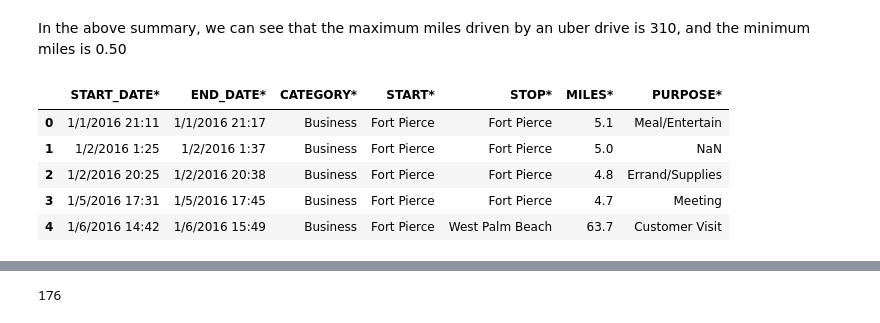
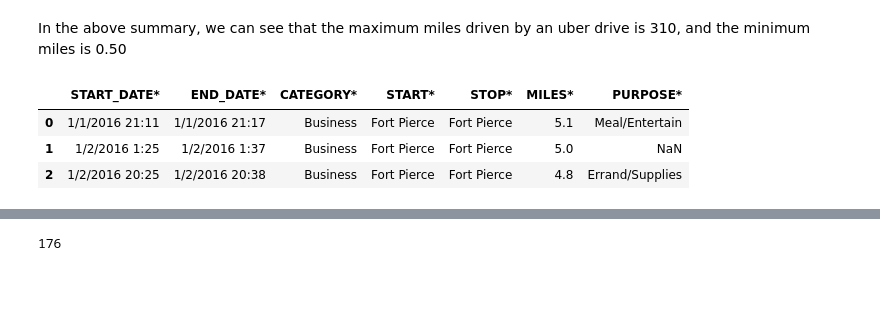
Before and after one commit to shubhanalytics/PGPDSBA-Projects, a Jupyter notebook: Proj.01 - Python for Data Analysis/Uber Drive.ipynb, the cells around one changed output, grey strips where cells are left out. Cells and saved outputs as stored; diff of their text form; code cells hidden in the pictures; blank space fills up the shorter version.

```diff
--- a/Proj.01 - Python for Data Analysis/Uber Drive.ipynb
+++ b/Proj.01 - Python for Data Analysis/Uber Drive.ipynb
@@ -19,8 +15,8 @@ D:\My Data\Professional\Analytics\PGPDSBA-Projects\Proj.01 - Python for Data Ana
 # %%
 # load the csv file uberdrive.csv
-uber = pd.read_csv(r'D:\My Data\Professional\Analytics\PGPDSBA-Projects\Proj.01 - Python for Data Analysis\Uber_Drive.csv')
+uber = pd.read_csv(r'D:\Professional\Analytics\PGPDSBA-Projects\Proj.01 - Python for Data Analysis\Uber_Drive.csv')
 
-uber.head() #read the file and check the first 5 rows
+uber.head(4) #read the file and check the first 4 rows
 # %% [output]
 |  | START_DATE* | END_DATE* | CATEGORY* | START* | STOP* | MILES* | PURPOSE* |
 | 0 | 1/1/2016 21:11 | 1/1/2016 21:17 | Business | Fort Pierce | Fort Pierce | 5.1 | Meal/Entertain |
@@ -116,11 +103,9 @@ In the above summary, we can see that the maximum miles driven by an uber drive
 # %%
 df = uber.copy()  # copied the original dataset(uber) to df
 # %%
-df.head()
+df.head(3)
 # %% [output]
 |  | START_DATE* | END_DATE* | CATEGORY* | START* | STOP* | MILES* | PURPOSE* |
 | 0 | 1/1/2016 21:11 | 1/1/2016 21:17 | Business | Fort Pierce | Fort Pierce | 5.1 | Meal/Entertain |
 | 1 | 1/2/2016 1:25 | 1/2/2016 1:37 | Business | Fort Pierce | Fort Pierce | 5.0 | NaN |
 | 2 | 1/2/2016 20:25 | 1/2/2016 20:38 | Business | Fort Pierce | Fort Pierce | 4.8 | Errand/Supplies |
-| 3 | 1/5/2016 17:31 | 1/5/2016 17:45 | Business | Fort Pierce | Fort Pierce | 4.7 | Meeting |
-| 4 | 1/6/2016 14:42 | 1/6/2016 15:49 | Business | Fort Pierce | West Palm Beach | 63.7 | Customer Visit |
```
Also changed, not shown: parts of 36 cells of this notebook.
